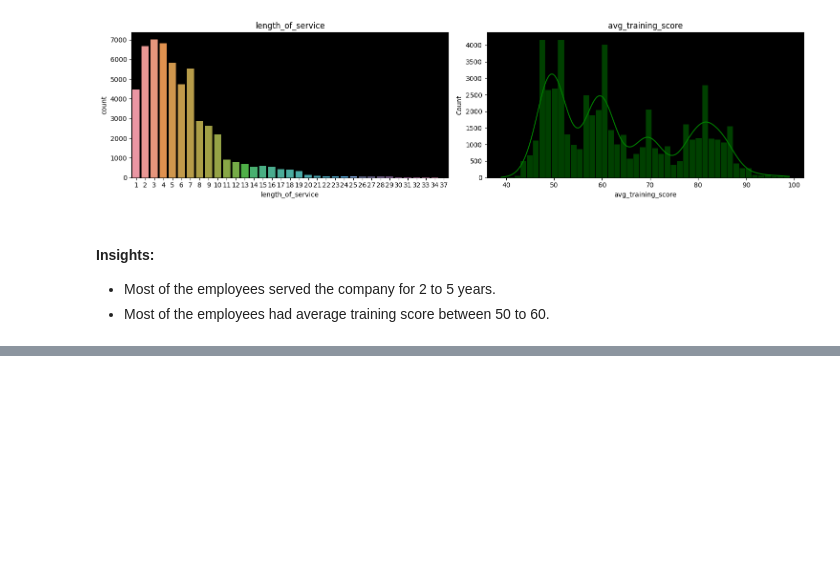
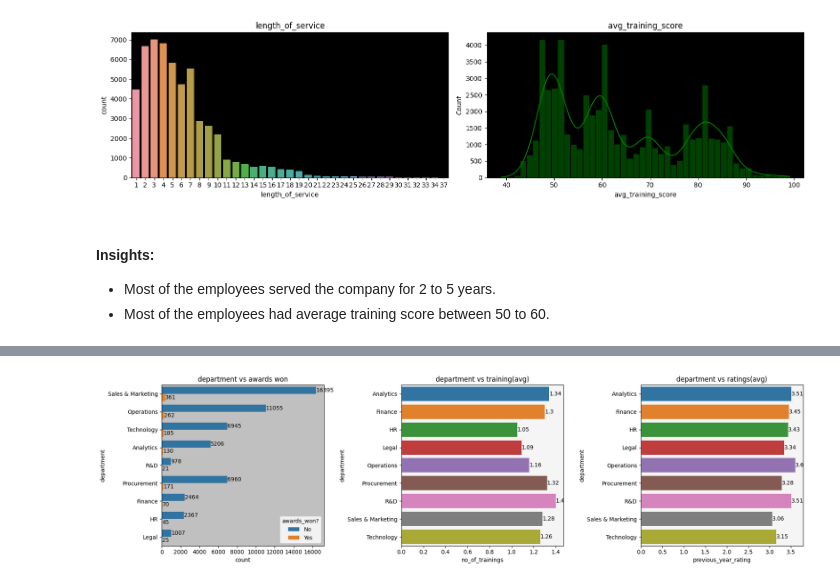
Before and after one commit to Akshay-Paunikar/HR_Analytics, a Jupyter notebook: notebook/hr_analytics_EDA.ipynb, the cells around one changed output, grey strips where cells are left out. Cells and saved outputs as stored; diff of their text form; code cells hidden in the pictures; blank space fills up the shorter version.

```diff
--- a/notebook/hr_analytics_EDA.ipynb
+++ b/notebook/hr_analytics_EDA.ipynb
@@ -597,0 +809,4 @@ plt.show()
+# %%
+# department vs average no of trainings
+department_trainings = train_data.groupby(['department'])['no_of_trainings'].mean().reset_index().round(2)
+department_trainings
@@ -597,0 +824,4 @@ plt.show()
+# %%
+# department vs average ratings
+department_ratings = train_data.groupby(['department'])['previous_year_rating'].mean().reset_index().round(2)
+department_ratings
@@ -597,0 +839,37 @@ plt.show()
+# %%
+plt.figure(figsize=(18,5))
+
+# department vs awards won
+
+ax1 = plt.subplot2grid((1,3),(0,0))
+
+sns.countplot(y='department', data=train_data, hue='awards_won?', ax=ax1)
+for i in ax1.containers:
+    ax1.bar_label(i)
+ax1.set_facecolor('silver')
+plt.title("department vs awards won")
+
+# department vs training(avg)
+
+ax2 = plt.subplot2grid((1,3),(0,1))
+
+sns.barplot(y='department', x='no_of_trainings', data=department_trainings, estimator=np.mean, ci=None, ax=ax2)
+for i in ax2.containers:
+    ax2.bar_label(i)
+ax2.set_facecolor('whitesmoke')
+plt.title("department vs training(avg)")
+
+# department vs average ratings
+
+ax3 = plt.subplot2grid((1,3),(0,2))
+
+sns.barplot(y='department', x='previous_year_rating', data=department_ratings, estimator=np.mean, ci=None, ax=ax3)
+for i in ax3.containers:
+    ax3.bar_label(i)
+ax3.set_facecolor('whitesmoke')
+plt.title("department vs ratings(avg)")
+
+plt.tight_layout()
+plt.show()
+# %% [output]
+[figure, added]
```
Also changed, not shown: parts of 14 cells of this notebook.
